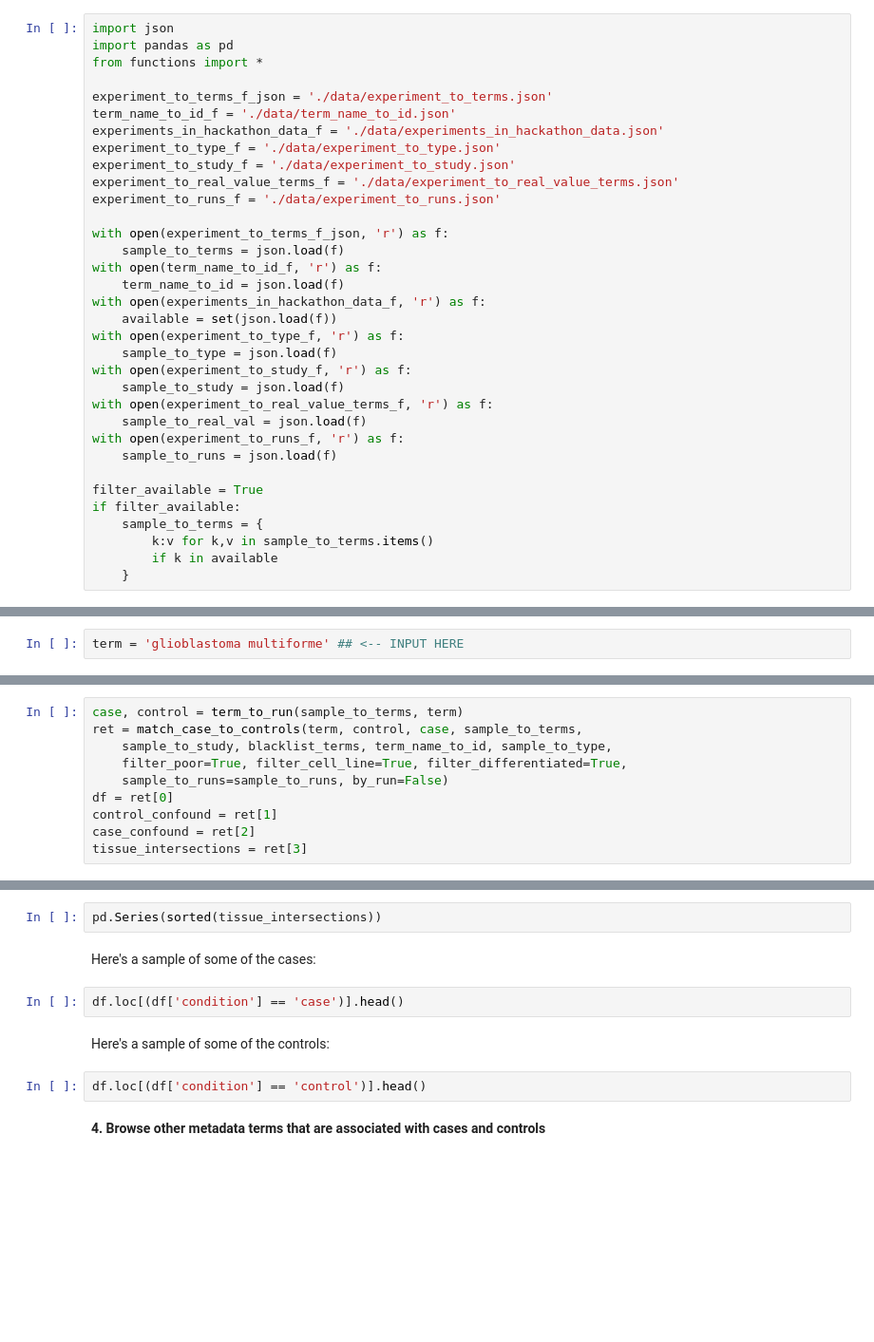
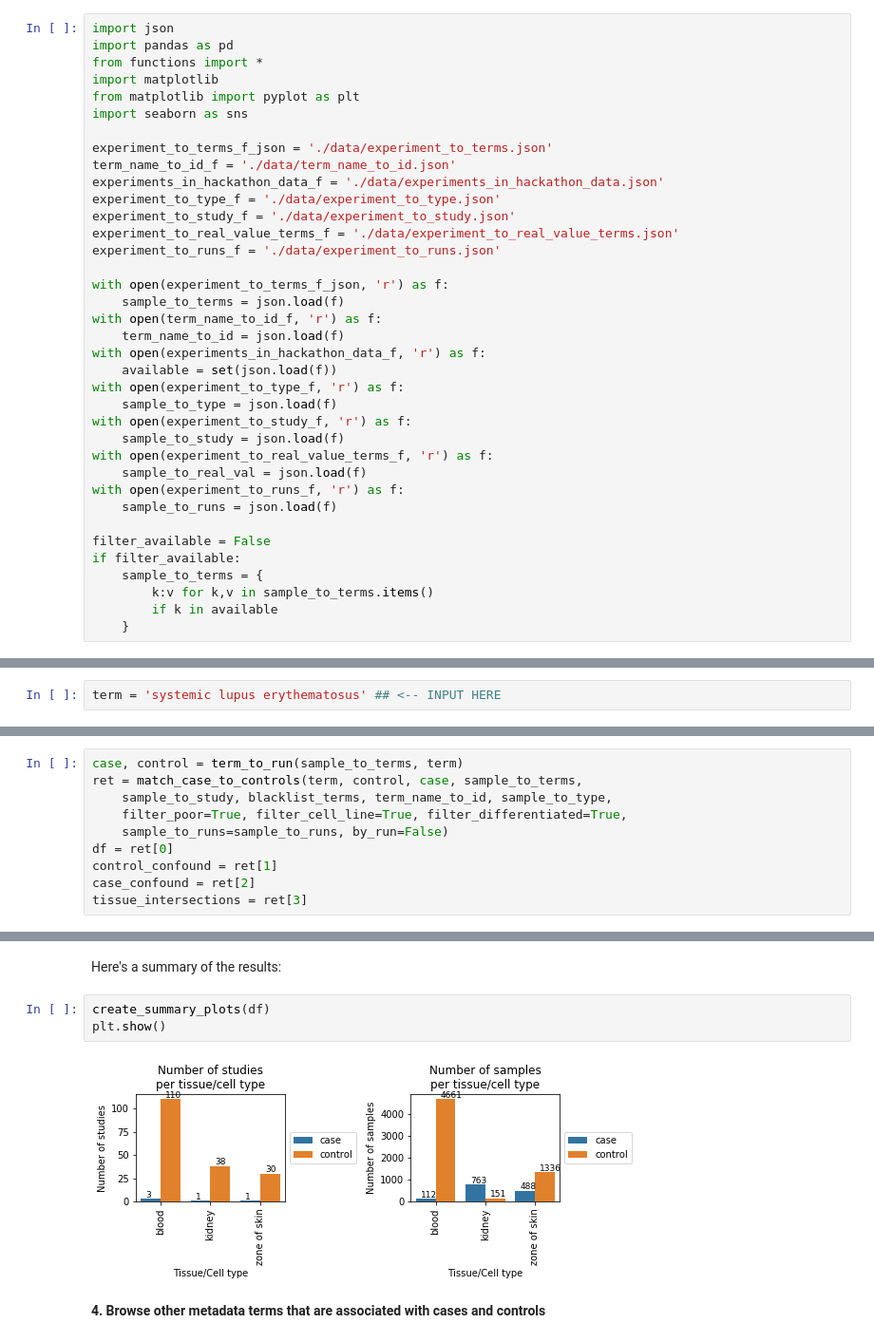
Before and after one commit to NCBI-Hackathons/RNA-Seq-in-the-Cloud, a Jupyter notebook: Metadata/case_control_search.ipynb, the cells around one changed output, grey strips where cells are left out. Shown at 95% size. Drawn from its saved outputs; the diff is of its cells as text; blank space fills up the shorter version.

```diff
--- a/Metadata/case_control_search.ipynb
+++ b/Metadata/case_control_search.ipynb
@@ -16,6 +38,9 @@ library(rjson)
 import json
 import pandas as pd
 from functions import *
+import matplotlib
+from matplotlib import pyplot as plt
+import seaborn as sns
 
 experiment_to_terms_f_json = './data/experiment_to_terms.json'
 term_name_to_id_f = './data/term_name_to_id.json'
@@ -40,7 +65,7 @@ with open(experiment_to_real_value_terms_f, 'r') as f:
 with open(experiment_to_runs_f, 'r') as f:
     sample_to_runs = json.load(f)
 
-filter_available = True
+filter_available = False
 if filter_available:
     sample_to_terms = {
         k:v for k,v in sample_to_terms.items()
@@ -52,7 +77,7 @@ metadata_file_tsv <- read.table(file = "./data/experiment_to_terms.tsv", header
 # %% [markdown]
 __1. Type in the term you are looking for (in place of `'glioblastoma multiforme'`)__
 # %%
-term = 'glioblastoma multiforme' ## <-- INPUT HERE
+term = 'systemic lupus erythematosus' ## <-- INPUT HERE
 # %% [markdown]
 __2. List terms below to remove from control set__
 
@@ -80,13 +103,10 @@ These are the tissues and cell types we could match between cases and controls:
-# %%
-pd.Series(sorted(tissue_intersections))
 # %% [markdown]
-Here's a sample of some of the cases:
+Here's a summary of the results:
-# %%
-df.loc[(df['condition'] == 'case')].head()
-# %% [markdown]
-Here's a sample of some of the controls:
-# %%
-df.loc[(df['condition'] == 'control')].head()
+# %%
+create_summary_plots(df)
+plt.show()
+# %% [output]
+[figure, added]
 # %% [markdown]
 __4. Browse other metadata terms that are associated with cases and controls__
 # %% [markdown]
```
Also changed, not shown: parts of 6 cells of this notebook, 2 other files.
